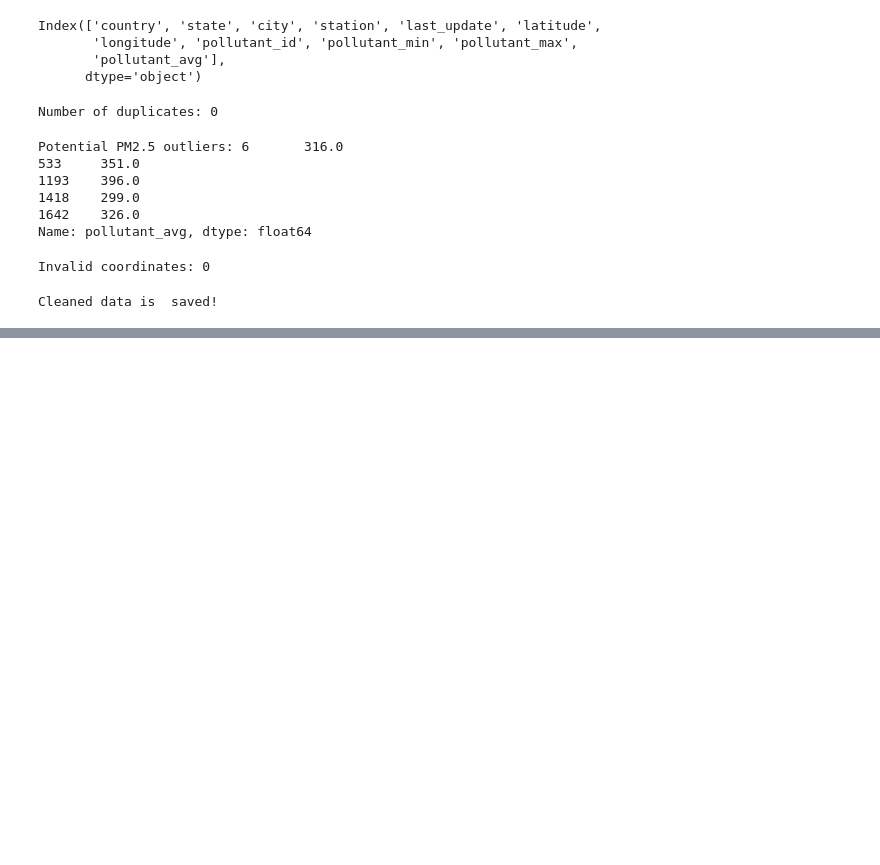
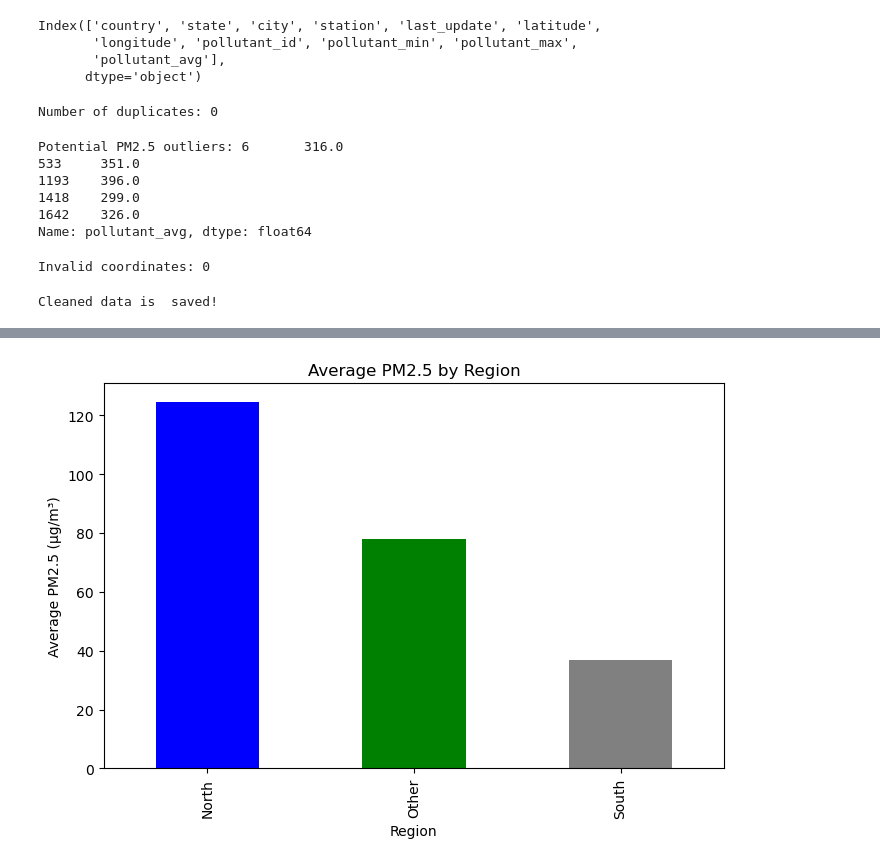
Before and after one commit to Rupal0912/IndiaAirQuality-2025, a Jupyter notebook: notebooks/notebook1.ipynb, the cells around one changed output, grey strips where cells are left out. Saved outputs shown, nothing was run; the diff lists cells and outputs as text; code cells hidden in the pictures; blank space fills up the shorter version.

```diff
--- a/notebooks/notebook1.ipynb
+++ b/notebooks/notebook1.ipynb
@@ -114,0 +195,13 @@ Cleaned data is  saved!
+# %%
+#Plot 2: Regional PM2.5 Comparison
+plt.figure(figsize=(8,5))
+pm25_region.plot(kind='bar', color=['blue','green', 'gray'])
+plt.title('Average PM2.5 by Region')
+plt.xlabel('Region')
+plt.ylabel('Average PM2.5 (µg/m³)')
+plt.xticks(rotation=0)
+plt.tight_layout()
+plt.savefig('../outputs/pm25_region.png')
+plt.show()
+# %% [output]
+[figure, added]
```
Also changed, not shown: parts of 8 cells of this notebook.
